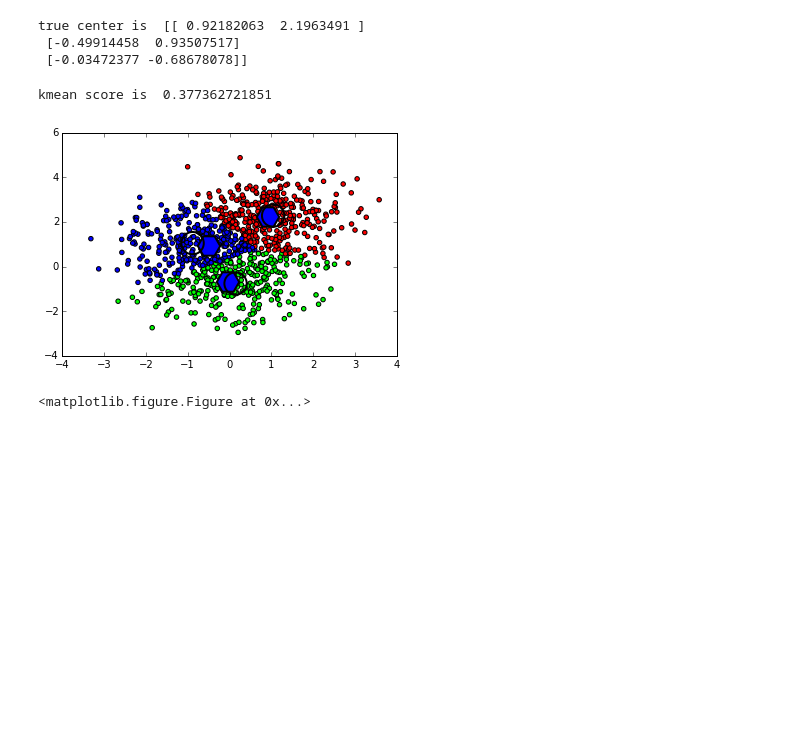
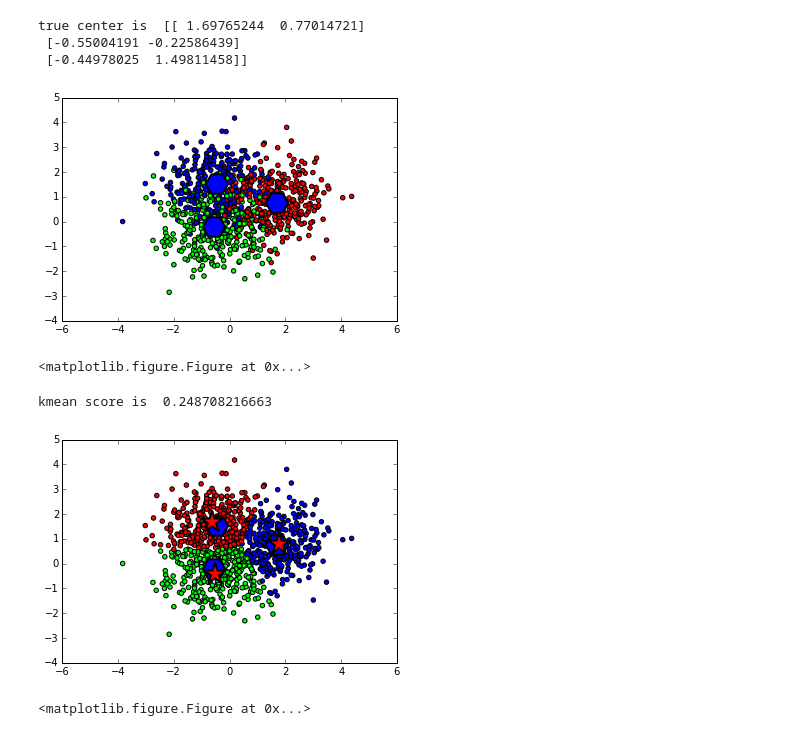
Before and after one commit to RuiqingQiu/K-Mean, a Jupyter notebook: kmeans.ipynb, the cells around one changed output. Cells and saved outputs as stored; diff of their text form; code cells hidden in the pictures; blank space fills up the shorter version.

```diff
--- a/kmeans.ipynb
+++ b/kmeans.ipynb
@@ -139,7 +146,7 @@ def sequential_kmean(data, k):
 p = 2
 
 # sqrt of variance
-sigma = 0.99
+sigma = 0.9
 
 # k is number of clusters
 k = 3
@@ -173,13 +180,26 @@ for i in range(k):
 # generate n points from the mixture model
 data_set = d.generate_mult_normal_based_prob(PIs, means, covariance, n)
 # %% [output]
-true center is  [[ 0.92182063  2.1963491 ]
- [-0.49914458  0.93507517]
- [-0.03472377 -0.68678078]]
+true center is  [[ 1.69765244  0.77014721]
+ [-0.55004191 -0.22586439]
+ [-0.44978025  1.49811458]]
+# %%
+# true center with true cluster
+colors = ([([1,0,0],[0,1,0],[0,0,1])[i] for i in d.true_cluster_list])
+pylab.scatter(data_set[:,0],data_set[:,1], c=colors)
+# hetagon means true center
+pylab.scatter(d.true_center[:,0],d.true_center[:,1], marker='H', s = 500, linewidths=2)
+
+pylab.show()
+pylab.clf()
+# %% [output]
+[figure, added]
+<matplotlib.figure.Figure at 0x...>
 # %%
+
 # expriment starts
 res1, idx1 = kmeans2(data_set, k)
-score = d.error_calculate(res1) / (sigma * sigma * p)
+score = math.sqrt(d.error_calculate(res1) / (sigma * sigma * p))
 print "kmean score is ", score
 
 # first graph - kmean
@@ -188,12 +208,12 @@ pylab.scatter(data_set[:,0],data_set[:,1], c=colors)
 # hetagon means true center
 pylab.scatter(d.true_center[:,0],d.true_center[:,1], marker='H', s = 500, linewidths=2)
 # o means kmean center
-pylab.scatter(res1[:,0],res1[:,1], marker='o', s = 500, linewidths=2, c='none')
+pylab.scatter(res1[:,0],res1[:,1], marker='*', s = 500, linewidths=2, c='red')
 pylab.show()
 pylab.clf()
 # %% [output]
-kmean score is  0.377362721851
+kmean score is  0.248708216663
-[figure, old version]
+[figure, new version]
 <matplotlib.figure.Figure at 0x...>
 # %%
 # run sequential kmean
```
Also changed, not shown: parts of 7 cells of this notebook.
